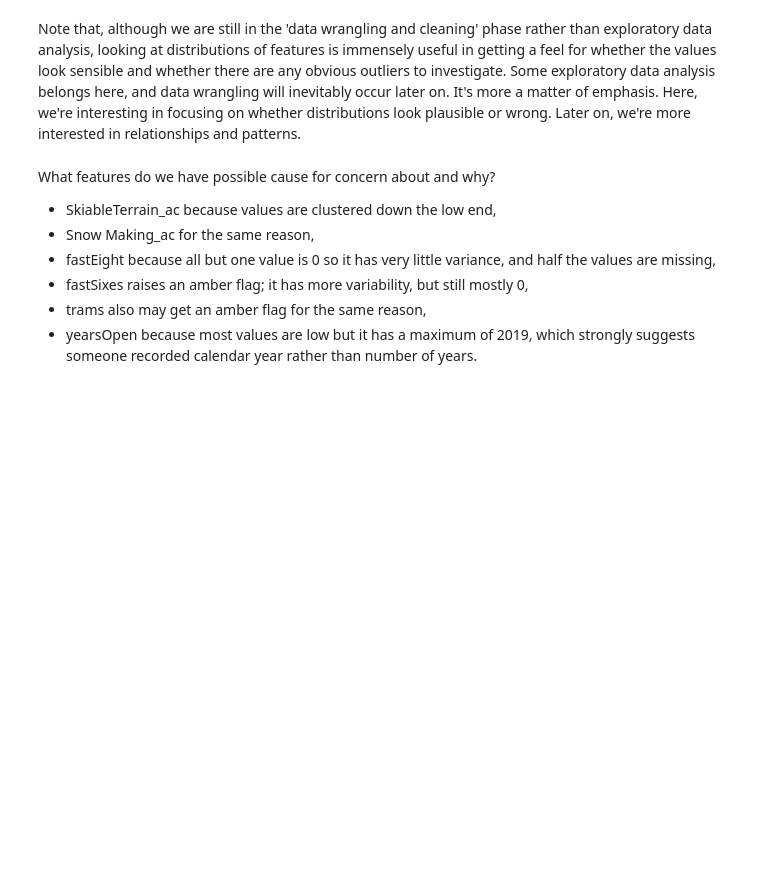
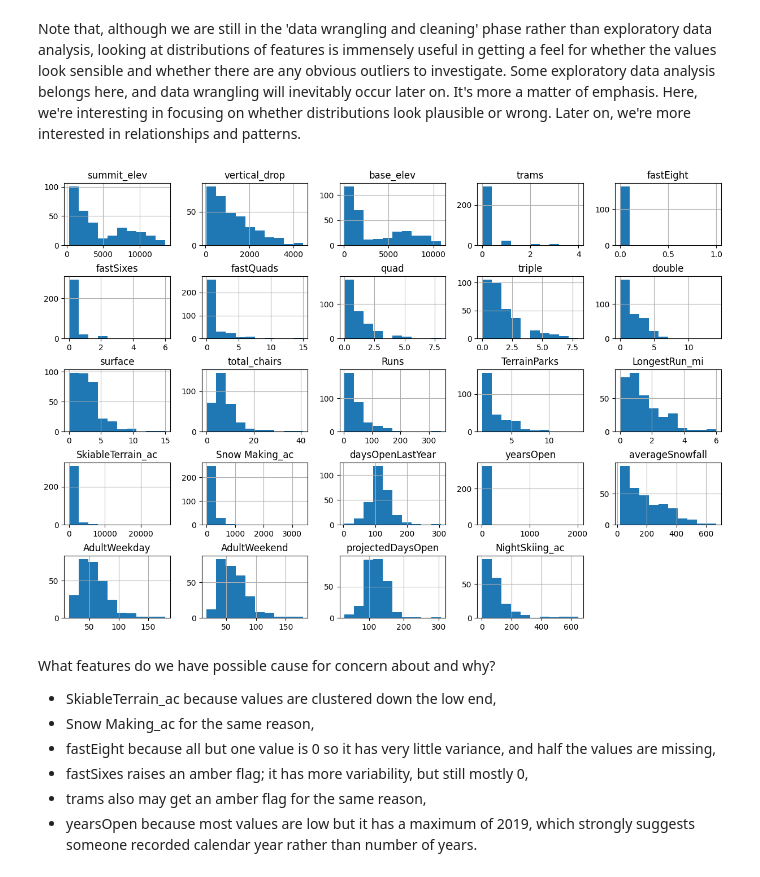
Before and after one commit to kpretz/DataScienceGuidedCapstone, a Jupyter notebook: Notebooks/02_data_wrangling.ipynb, the cells around one changed output. Saved outputs shown, nothing was run; the diff lists cells and outputs as text; code cells hidden in the pictures; blank space fills up the shorter version.

```diff
--- a/Notebooks/02_data_wrangling.ipynb
+++ b/Notebooks/02_data_wrangling.ipynb
@@ -464,12 +503,14 @@ Note that, although we are still in the 'data wrangling and cleaning' phase rath
 # %%
 #Code task 18#
 #Call ski_data's `hist` method to plot histograms of each of the numeric features
 #Try passing it an argument figsize=(15,10)
 #Try calling plt.subplots_adjust() with an argument hspace=0.5 to adjust the spacing
 #It's important you create legible and easy-to-read plots
-ski_data.___(___)
-#plt.subplots_adjust(hspace=___);
+ski_data.hist(figsize=(15, 10))
+plt.subplots_adjust(hspace=0.5);
 #Hint: notice how the terminating ';' "swallows" some messy output and leads to a tidier notebook
+# %% [output]
+[figure, added]
 # %% [markdown]
 What features do we have possible cause for concern about and why?
 
```
Also changed, not shown: parts of 23 cells of this notebook.
